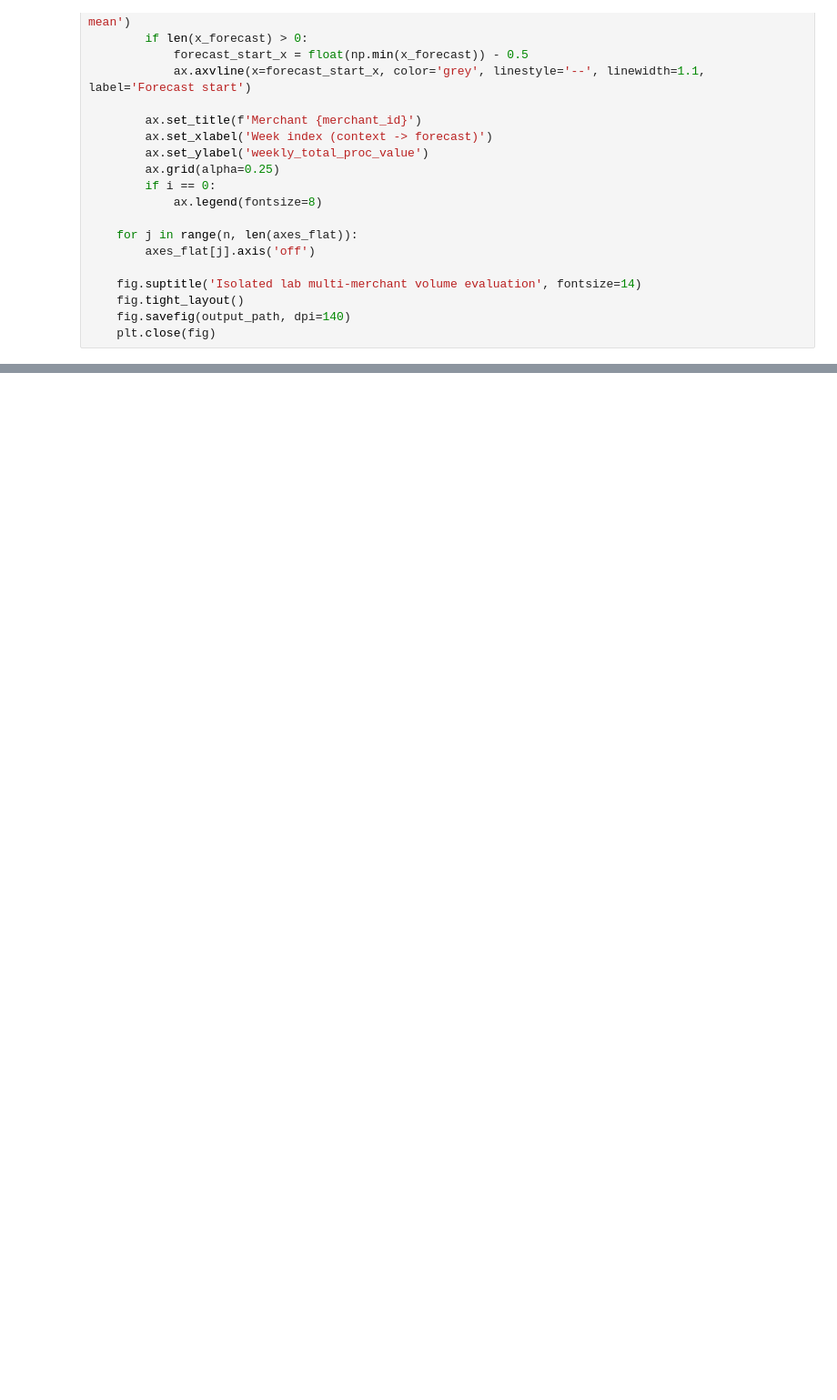
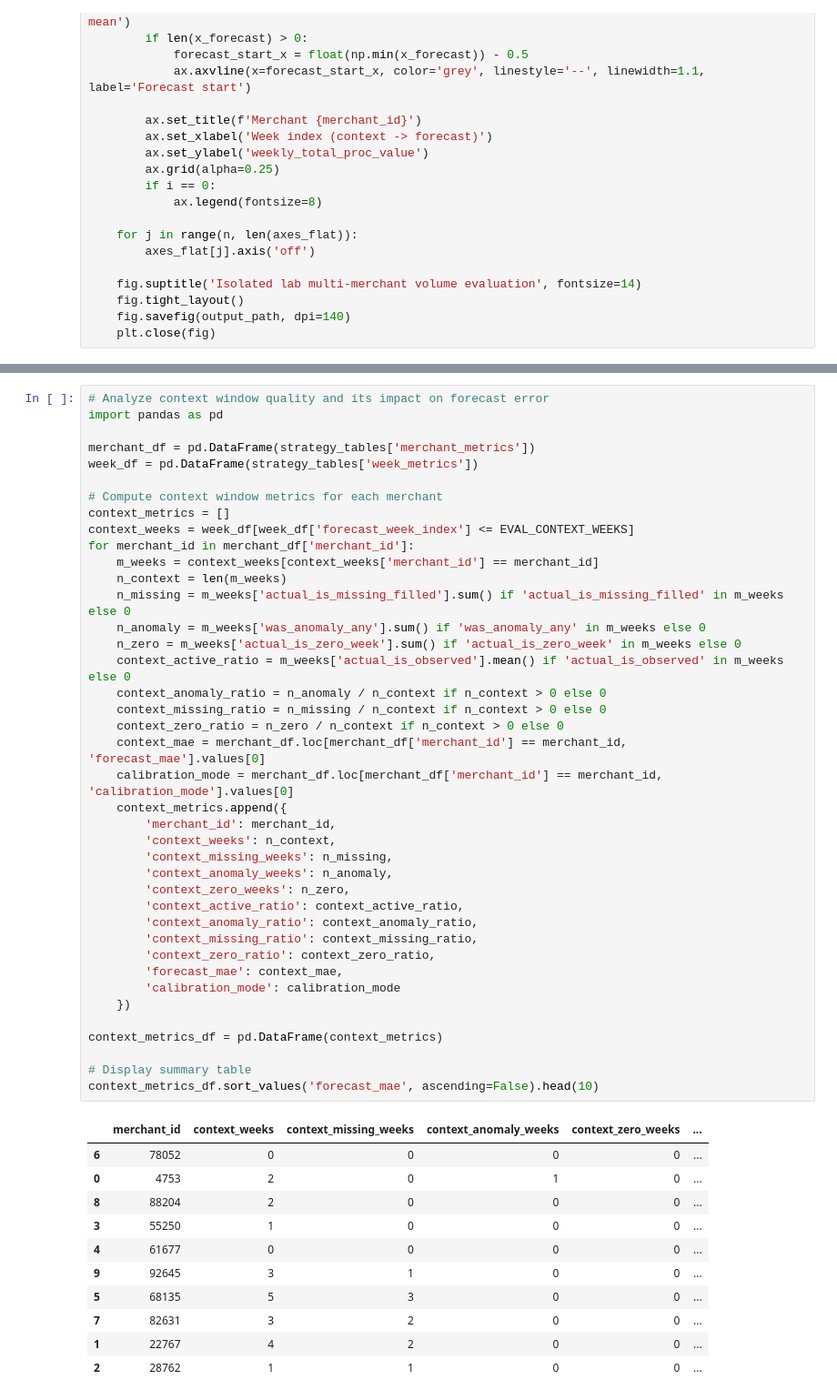
Before and after one commit to Yattmeo/404_found_us, a Jupyter notebook: ml_pipeline/Matt_EDA/isolated_service_lab/isolated_multi_merchant_volume_eval.ipynb, the cells around one changed output, grey strips where cells are left out. Shown at 91% size. Saved outputs shown, nothing was run; the diff lists cells and outputs as text; blank space fills up the shorter version.

```diff
--- a/ml_pipeline/Matt_EDA/isolated_service_lab/isolated_multi_merchant_volume_eval.ipynb
+++ b/ml_pipeline/Matt_EDA/isolated_service_lab/isolated_multi_merchant_volume_eval.ipynb
@@ -477,0 +1518,52 @@ METRICS_PATH, PLOT_PATH, DB_PATH
+# %%
+# Analyze context window quality and its impact on forecast error
+import pandas as pd
+
+merchant_df = pd.DataFrame(strategy_tables['merchant_metrics'])
+week_df = pd.DataFrame(strategy_tables['week_metrics'])
+
+# Compute context window metrics for each merchant
+context_metrics = []
+context_weeks = week_df[week_df['forecast_week_index'] <= EVAL_CONTEXT_WEEKS]
+for merchant_id in merchant_df['merchant_id']:
+    m_weeks = context_weeks[context_weeks['merchant_id'] == merchant_id]
+    n_context = len(m_weeks)
+    n_missing = m_weeks['actual_is_missing_filled'].sum() if 'actual_is_missing_filled' in m_weeks else 0
+    n_anomaly = m_weeks['was_anomaly_any'].sum() if 'was_anomaly_any' in m_weeks else 0
+    n_zero = m_weeks['actual_is_zero_week'].sum() if 'actual_is_zero_week' in m_weeks else 0
+    context_active_ratio = m_weeks['actual_is_observed'].mean() if 'actual_is_observed' in m_weeks else 0
+    context_anomaly_ratio = n_anomaly / n_context if n_context > 0 else 0
+    context_missing_ratio = n_missing / n_context if n_context > 0 else 0
+    context_zero_ratio = n_zero / n_context if n_context > 0 else 0
+    context_mae = merchant_df.loc[merchant_df['merchant_id'] == merchant_id, 'forecast_mae'].values[0]
+    calibration_mode = merchant_df.loc[merchant_df['merchant_id'] == merchant_id, 'calibration_mode'].values[0]
+    context_metrics.append({
+        'merchant_id': merchant_id,
+        'context_weeks': n_context,
+        'context_missing_weeks': n_missing,
+        'context_anomaly_weeks': n_anomaly,
+        'context_zero_weeks': n_zero,
+        'context_active_ratio': context_active_ratio,
+        'context_anomaly_ratio': context_anomaly_ratio,
+        'context_missing_ratio': context_missing_ratio,
+        'context_zero_ratio': context_zero_ratio,
+        'forecast_mae': context_mae,
+        'calibration_mode': calibration_mode
+    })
+
+context_metrics_df = pd.DataFrame(context_metrics)
+
+# Display summary table
+context_metrics_df.sort_values('forecast_mae', ascending=False).head(10)
+# %% [output]
+|  | merchant_id | context_weeks | context_missing_weeks | context_anomaly_weeks | context_zero_weeks | ... |
+| 6 | 78052 | 0 | 0 | 0 | 0 | ... |
+| 0 | 4753 | 2 | 0 | 1 | 0 | ... |
+| 8 | 88204 | 2 | 0 | 0 | 0 | ... |
+| 3 | 55250 | 1 | 0 | 0 | 0 | ... |
+| 4 | 61677 | 0 | 0 | 0 | 0 | ... |
+| 9 | 92645 | 3 | 1 | 0 | 0 | ... |
+| 5 | 68135 | 5 | 3 | 0 | 0 | ... |
+| 7 | 82631 | 3 | 2 | 0 | 0 | ... |
+| 1 | 22767 | 4 | 2 | 0 | 0 | ... |
+| 2 | 28762 | 1 | 1 | 0 | 0 | ... |
```
Also changed, not shown: parts of 11 cells of this notebook, 12 other files.
